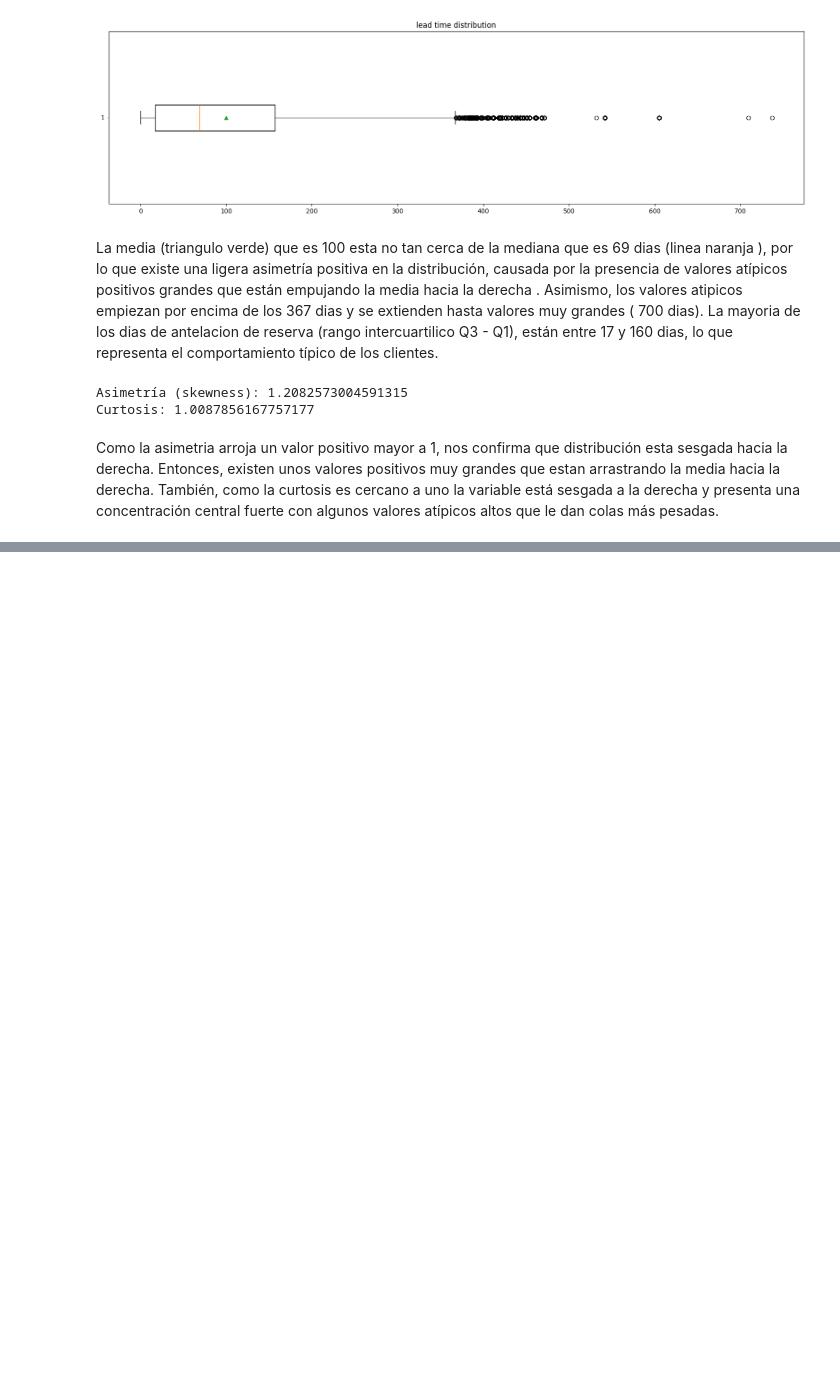
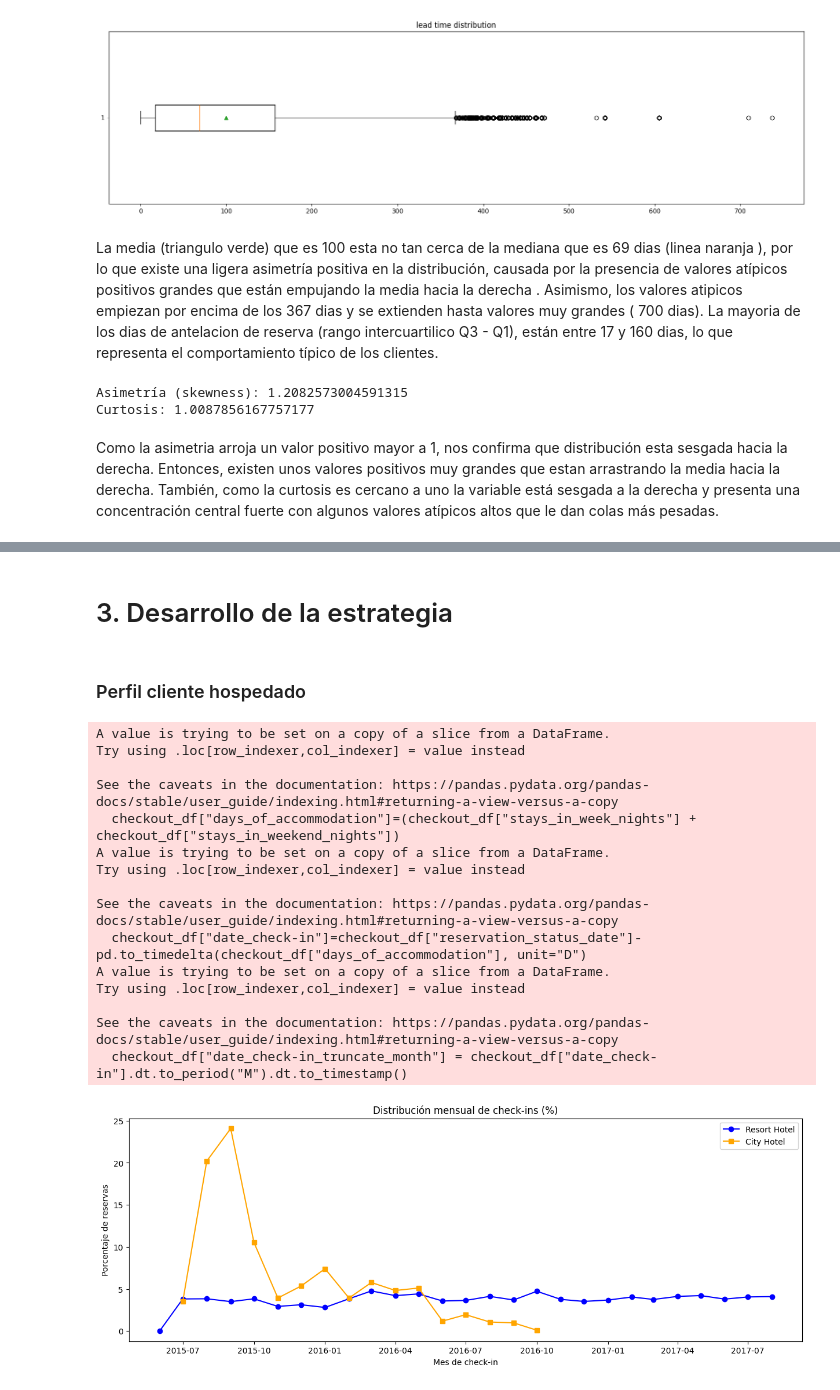
Before and after one commit to leodie1615/taller1, a Jupyter notebook: taller1_final.ipynb, the cells around one changed output, grey strips where cells are left out. Saved outputs shown, nothing was run; the diff lists cells and outputs as text; code cells hidden in the pictures; blank space fills up the shorter version.

Commit message:
primer,segundo y parte del tercer punto realizado

```diff
--- a/taller1_final.ipynb
+++ b/taller1_final.ipynb
@@ -238,0 +245,48 @@ También, como la curtosis es cercano a uno la variable está sesgada a la derec
+# %% [markdown]
+# 3. Desarrollo de la estrategia
+# %% [markdown]
+### Perfil cliente hospedado
+# %%
+# Filtrar solo huéspedes que completaron su estadía
+checkout_df= reservation_df_clean[reservation_df_clean["reservation_status"] == "Check-Out"]
+# obtiene los dias de alojamiento
+checkout_df["days_of_accommodation"]=(checkout_df["stays_in_week_nights"] + checkout_df["stays_in_weekend_nights"])
+# obtiene la fecha de check-in
+checkout_df["date_check-in"]=checkout_df["reservation_status_date"]-pd.to_timedelta(checkout_df["days_of_accommodation"], unit="D")
+# truncar la fecha del check-in al primer dia del mes para realizar analisis
+checkout_df["date_check-in_truncate_month"] = checkout_df["date_check-in"].dt.to_period("M").dt.to_timestamp()
+checkin_counts_resort = checkout_df[checkout_df["hotel"]=="Resort Hotel"]["date_check-in_truncate_month"].value_counts(normalize=True).sort_index() * 100
+checkin_counts_hotel= checkout_df[checkout_df["hotel"]=="City Hotel"]["date_check-in_truncate_month"].value_counts(normalize=True).sort_index() * 100
+plt.figure(figsize=(15,5))
+
+# Línea para Resort Hotel
+plt.plot(checkin_counts_resort.index, checkin_counts_resort.values,
+         marker="o", linestyle="-", color="blue", label="Resort Hotel")
+
+# Línea para City Hotel
+plt.plot(checkin_counts_hotel.index, checkin_counts_hotel.values,
+         marker="s", linestyle="-", color="orange", label="City Hotel")
+
+# Personalización
+plt.title("Distribución mensual de check-ins (%)")
+plt.xlabel("Mes de check-in")
+plt.ylabel("Porcentaje de reservas")
+plt.legend()
+plt.show()
+# %% [output]
+A value is trying to be set on a copy of a slice from a DataFrame.
+Try using .loc[row_indexer,col_indexer] = value instead
+
+See the caveats in the documentation: https://pandas.pydata.org/pandas-docs/stable/user_guide/indexing.html#returning-a-view-versus-a-copy
+  checkout_df["days_of_accommodation"]=(checkout_df["stays_in_week_nights"] + checkout_df["stays_in_weekend_nights"])
+A value is trying to be set on a copy of a slice from a DataFrame.
+Try using .loc[row_indexer,col_indexer] = value instead
+
+See the caveats in the documentation: https://pandas.pydata.org/pandas-docs/stable/user_guide/indexing.html#returning-a-view-versus-a-copy
+  checkout_df["date_check-in"]=checkout_df["reservation_status_date"]-pd.to_timedelta(checkout_df["days_of_accommodation"], unit="D")
+A value is trying to be set on a copy of a slice from a DataFrame.
+Try using .loc[row_indexer,col_indexer] = value instead
+
+See the caveats in the documentation: https://pandas.pydata.org/pandas-docs/stable/user_guide/indexing.html#returning-a-view-versus-a-copy
+  checkout_df["date_check-in_truncate_month"] = checkout_df["date_check-in"].dt.to_period("M").dt.to_timestamp()
+[figure, added]
```
Also changed, not shown: parts of 33 cells of this notebook.
